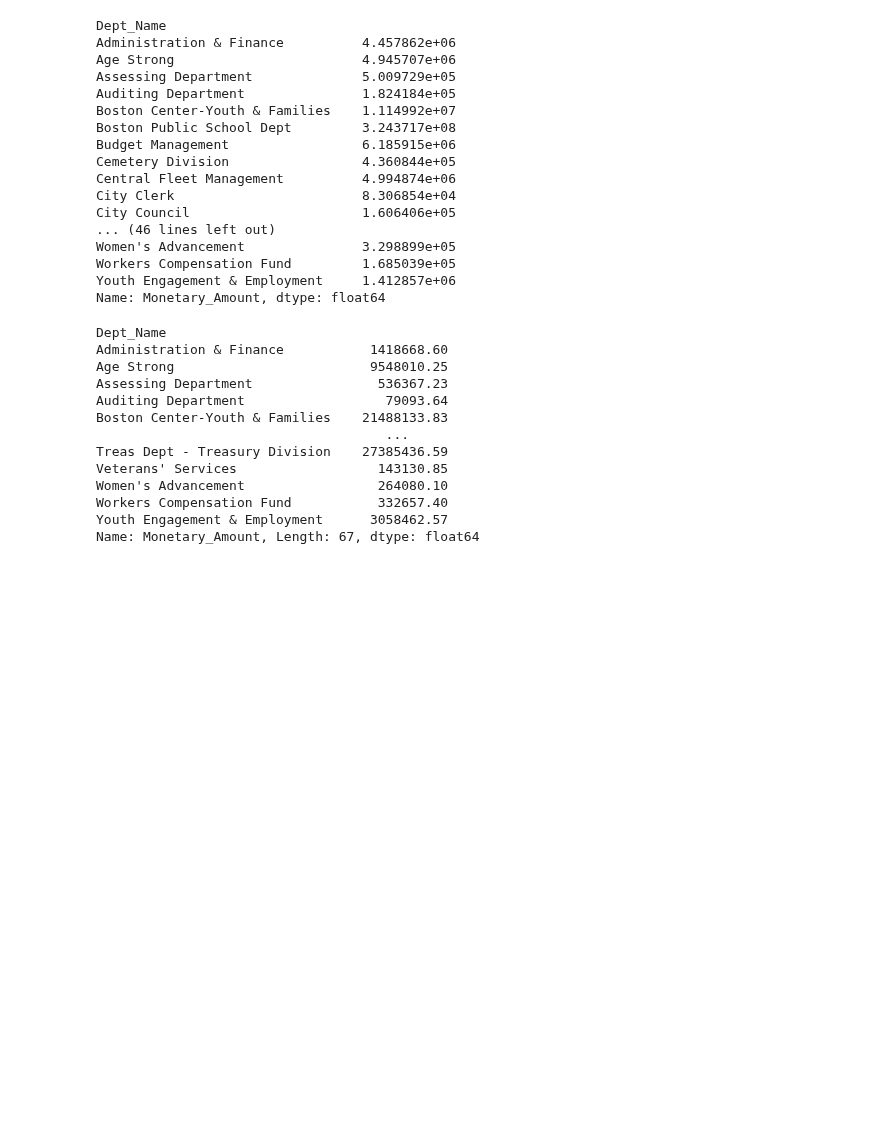
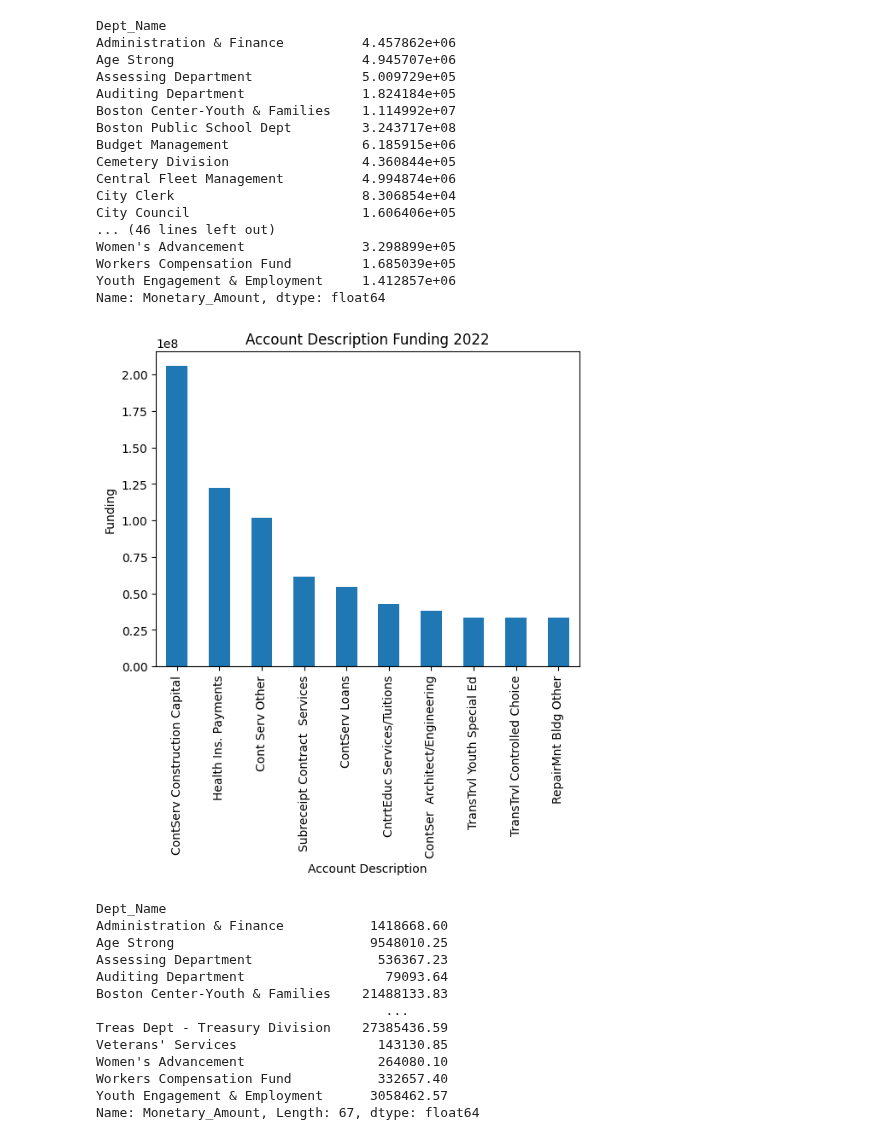
Before and after one commit to BU-Spark/ds-boston-city-budget, a Jupyter notebook: fa23-team-c/data/Anh_base_prj_output/funding.ipynb, the cells around one changed output. Cells and saved outputs as stored; diff of their text form; code cells hidden in the pictures; blank space fills up the shorter version.

```diff
--- a/fa23-team-c/data/Anh_base_prj_output/funding.ipynb
+++ b/fa23-team-c/data/Anh_base_prj_output/funding.ipynb
@@ -29,4 +40,16 @@ Women's Advancement               3.298899e+05
 Workers Compensation Fund         1.685039e+05
 Youth Engagement & Employment     1.412857e+06
 Name: Monetary_Amount, dtype: float64
+# %%
+df22.dropna(inplace=True)
+account_descr22 = df22['Account_Descr'].unique()
+account_descr22 = df22.groupby('Account_Descr')['Monetary_Amount'].sum()
+account_descr22 = account_descr22.sort_values(ascending=False).head(10)
+account_descr22.plot(kind='bar')
+plt.title('Account Description Funding 2022')
+plt.xlabel('Account Description')
+plt.ylabel('Funding')
+plt.show()
+# %% [output]
+[figure, added]
 # %%
```
Also changed, not shown: parts of 14 cells of this notebook.
